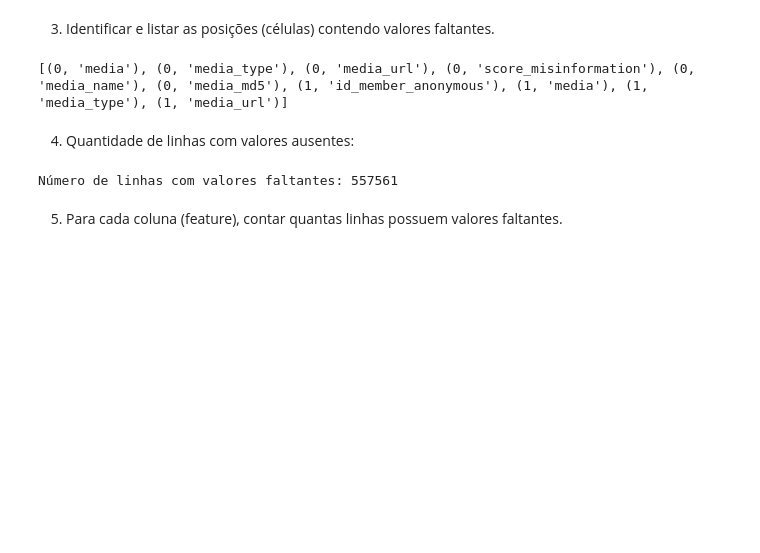
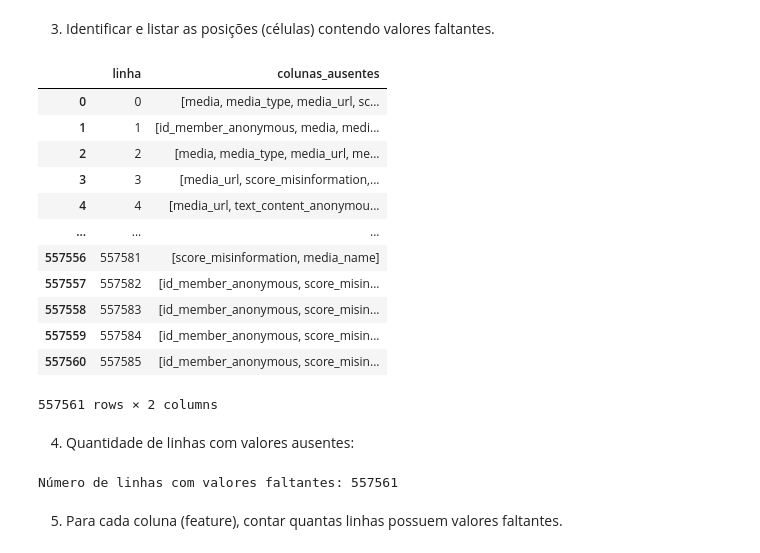
Before and after one commit to zairobastos/ICC, a Jupyter notebook: lista01.ipynb, the cells around one changed output. Saved outputs shown, nothing was run; the diff lists cells and outputs as text; code cells hidden in the pictures; blank space fills up the shorter version.

Commit message:
feat: :zap: Lista 01 finalizada

```diff
--- a/lista01.ipynb
+++ b/lista01.ipynb
@@ -15,3 +12,5 @@ dataset = pd.concat(chunks, ignore_index=True)
+# %%
+dataset = pd.read_pickle("./data/fakeTelegram.BR_2022.pkl")
 # %% [markdown]
 2.1 Primeiras linhas do dataset
 # %%
@@ -93,23 +92,42 @@ dfSummary(dataset)
 [interactive output not drawn]
 # %% [markdown]
 3. Identificar e listar as posições (células) contendo valores faltantes.
-# %%
-# Passo 1: Verifica valores ausentes (NaN) no DataFrame
-missing_mask = dataset.isnull()
-
-# Passo 2: "Empilha" os dados para transformar em uma Series com MultiIndex (linha, coluna)
-stacked_missing_mask = missing_mask.stack()
-
-# Passo 3: Filtra apenas os valores que são True, ou seja, onde há valores ausentes
-missing_only = stacked_missing_mask[stacked_missing_mask]
-
-# Passo 4: Obtém os índices (linha, coluna) onde há valores ausentes e converte para lista
-missing_values_positions = missing_only.index.tolist()
-
-# Passo 5: Exibe as posições dos valores ausentes
-print(missing_values_positions[:10])
-# %% [output]
-[(0, 'media'), (0, 'media_type'), (0, 'media_url'), (0, 'score_misinformation'), (0, 'media_name'), (0, 'media_md5'), (1, 'id_member_anonymous'), (1, 'media'), (1, 'media_type'), (1, 'media_url')]
+# %%
+
+valores_ausentes = dataset.isnull()
+
+pilha_valores_ausentes = valores_ausentes.stack()
+
+
+valores_ausentes2 = pilha_valores_ausentes[pilha_valores_ausentes]
+
+valores_ausentes_linha = defaultdict(list)
+for row, col in valores_ausentes2.index:
+    valores_ausentes_linha[row].append(col)
+
+
+df_ausentes = [{'linha': row, 'colunas_ausentes': cols}
+                for row, cols in valores_ausentes_linha.items()]
+
+
+df_ausentes = pd.DataFrame(df_ausentes)
+
+
+display(df_ausentes)
+# %% [output]
+|  | linha | colunas_ausentes |
+| 0 | 0 | [media, media_type, media_url, sc... |
+| 1 | 1 | [id_member_anonymous, media, medi... |
+| 2 | 2 | [media, media_type, media_url, me... |
+| 3 | 3 | [media_url, score_misinformation,... |
+| 4 | 4 | [media_url, text_content_anonymou... |
+| ... | ... | ... |
+| 557556 | 557581 | [score_misinformation, media_name] |
+| 557557 | 557582 | [id_member_anonymous, score_misin... |
+| 557558 | 557583 | [id_member_anonymous, score_misin... |
+| 557559 | 557584 | [id_member_anonymous, score_misin... |
+| 557560 | 557585 | [id_member_anonymous, score_misin... |
+557561 rows × 2 columns
 # %% [markdown]
 4. Quantidade de linhas com valores ausentes:
 # %%
```
Also changed, not shown: parts of 13 cells of this notebook, 1 other file.
